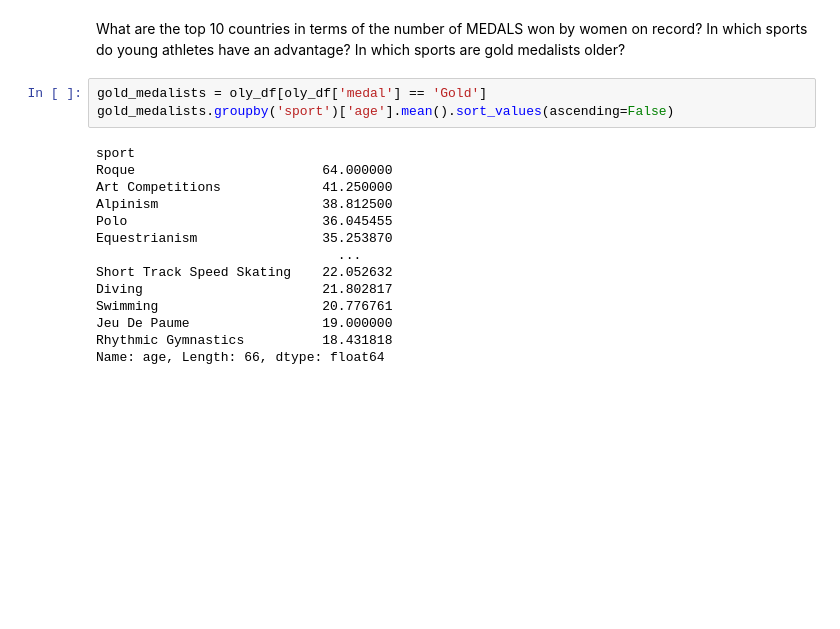
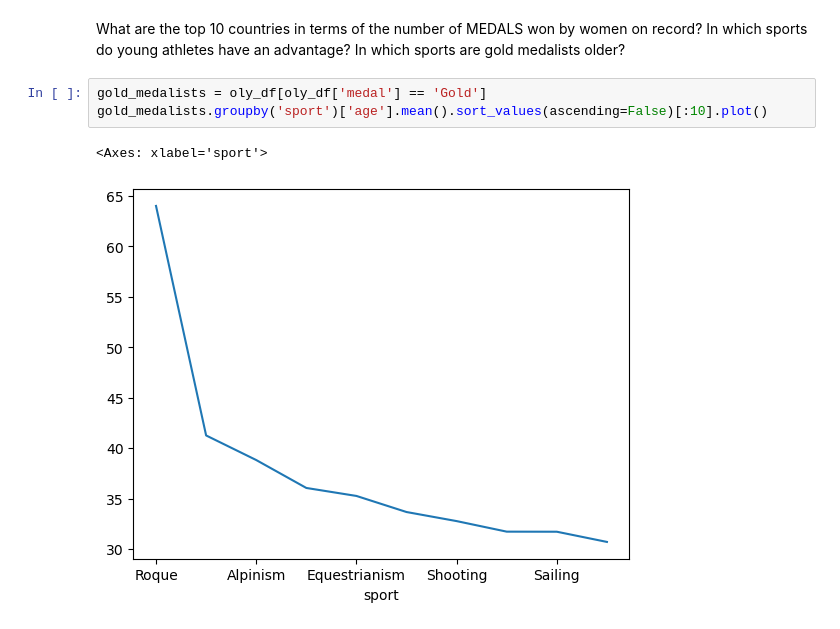
Before and after one commit to GHuangJiawen/huang-sp25-data-materials, a Jupyter notebook: week-08/oly.ipynb, the cells around one changed output. Drawn from its saved outputs; the diff is of its cells as text; blank space fills up the shorter version.

```diff
--- a/week-08/oly.ipynb
+++ b/week-08/oly.ipynb
@@ -75,19 +75,8 @@ What are the top 10 countries in terms of the number of MEDALS won by women on r
 In which sports do young athletes have an advantage? In which sports are gold medalists older?
 # %%
 gold_medalists = oly_df[oly_df['medal'] == 'Gold']
-gold_medalists.groupby('sport')['age'].mean().sort_values(ascending=False)
+gold_medalists.groupby('sport')['age'].mean().sort_values(ascending=False)[:10].plot()
 # %% [output]
-sport
-Roque                        64.000000
-Art Competitions             41.250000
-Alpinism                     38.812500
-Polo                         36.045455
-Equestrianism                35.253870
-                               ...
-Short Track Speed Skating    22.052632
-Diving                       21.802817
-Swimming                     20.776761
-Jeu De Paume                 19.000000
-Rhythmic Gymnastics          18.431818
-Name: age, Length: 66, dtype: float64
+<Axes: xlabel='sport'>
+[figure, added]
 # %%
```
Also changed, not shown: parts of 1 cell of this notebook.
